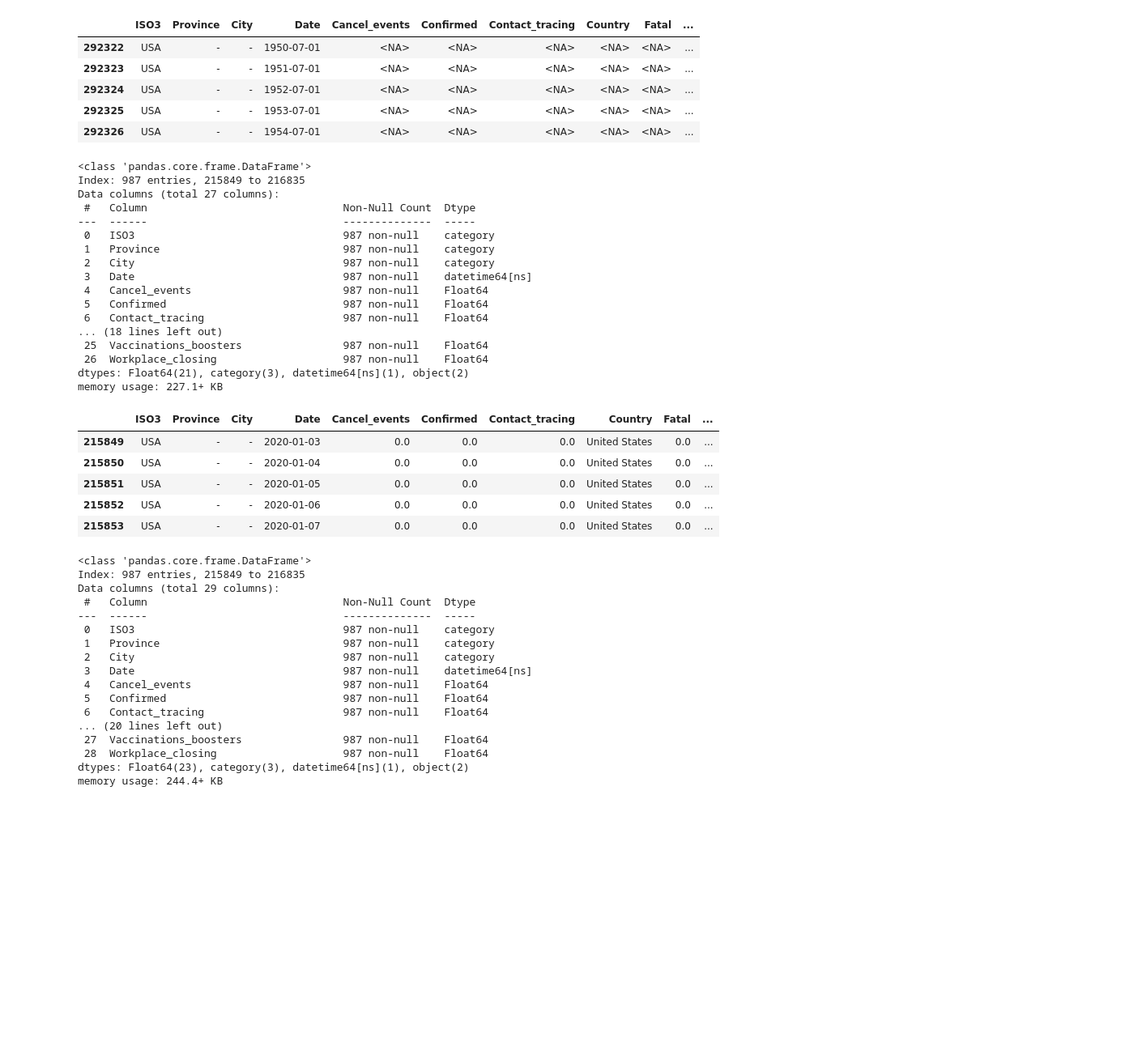
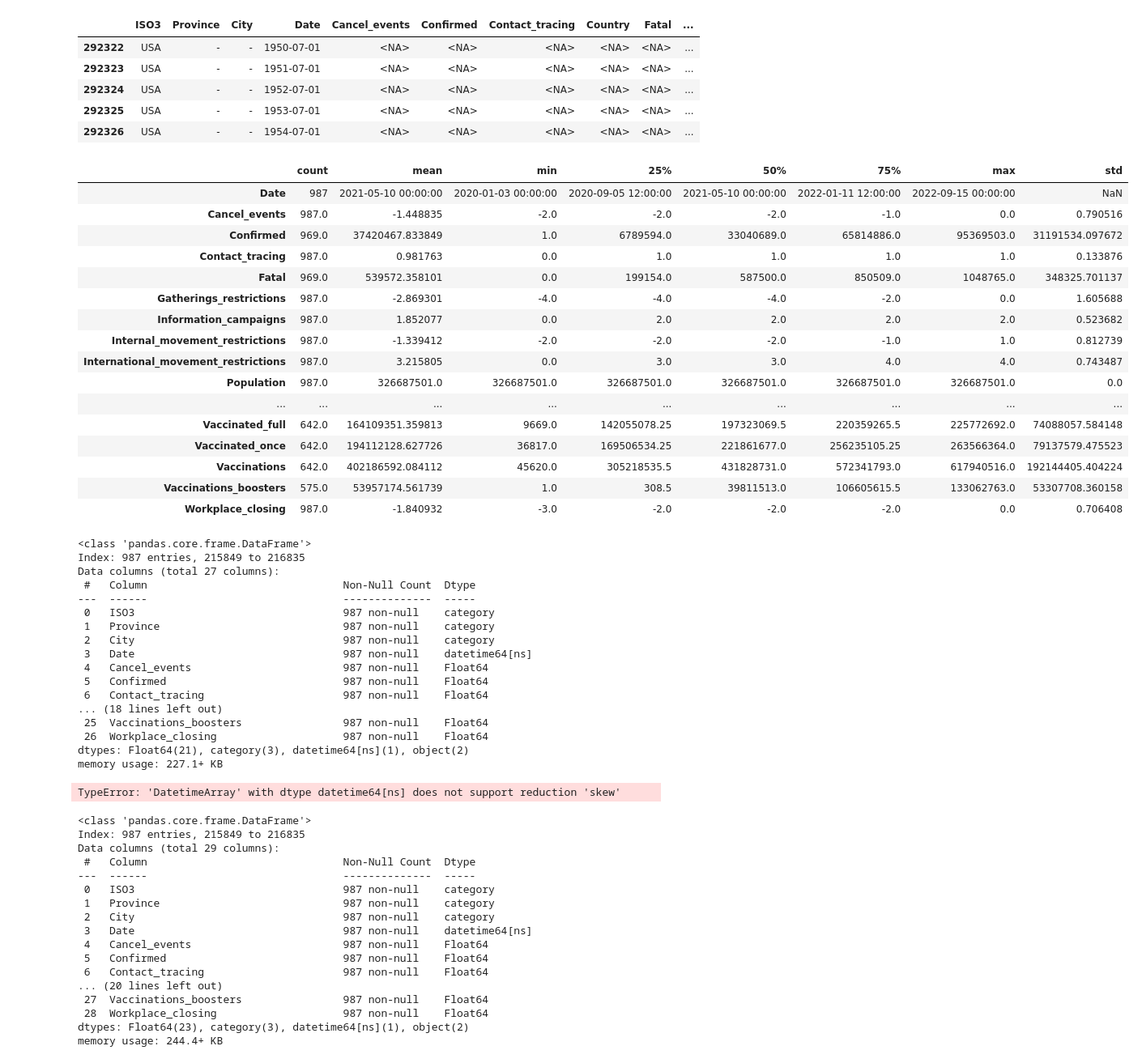
Before and after one commit to scelarek/CovidCast, a Jupyter notebook: Capstone/Main File.ipynb, the cells around one changed output. Shown at 81% size. Saved outputs shown, nothing was run; the diff lists cells and outputs as text; code cells hidden in the pictures; blank space fills up the shorter version.

```diff
--- a/Capstone/Main File.ipynb
+++ b/Capstone/Main File.ipynb
@@ -132,9 +89,29 @@ memory usage: 322.4 KB
+# %%
+eng.all().query('ISO3 == "USA"').describe().T
+# %% [output]
+|  | count | mean | min | 25% | 50% | 75% | max | std |
+| Date | 987 | 2021-05-10 00:00:00 | 2020-01-03 00:00:00 | 2020-09-05 12:00:00 | 2021-05-10 00:00:00 | 2022-01-11 12:00:00 | 2022-09-15 00:00:00 | NaN |
+| Cancel_events | 987.0 | -1.448835 | -2.0 | -2.0 | -2.0 | -1.0 | 0.0 | 0.790516 |
+| Confirmed | 969.0 | 37420467.833849 | 1.0 | 6789594.0 | 33040689.0 | 65814886.0 | 95369503.0 | 31191534.097672 |
+| Contact_tracing | 987.0 | 0.981763 | 0.0 | 1.0 | 1.0 | 1.0 | 1.0 | 0.133876 |
+| Fatal | 969.0 | 539572.358101 | 0.0 | 199154.0 | 587500.0 | 850509.0 | 1048765.0 | 348325.701137 |
+| Gatherings_restrictions | 987.0 | -2.869301 | -4.0 | -4.0 | -4.0 | -2.0 | 0.0 | 1.605688 |
+| Information_campaigns | 987.0 | 1.852077 | 0.0 | 2.0 | 2.0 | 2.0 | 2.0 | 0.523682 |
+| Internal_movement_restrictions | 987.0 | -1.339412 | -2.0 | -2.0 | -2.0 | -1.0 | 1.0 | 0.812739 |
+| International_movement_restrictions | 987.0 | 3.215805 | 0.0 | 3.0 | 3.0 | 4.0 | 4.0 | 0.743487 |
+| Population | 987.0 | 326687501.0 | 326687501.0 | 326687501.0 | 326687501.0 | 326687501.0 | 326687501.0 | 0.0 |
+| ... | ... | ... | ... | ... | ... | ... | ... | ... |
+| Vaccinated_full | 642.0 | 164109351.359813 | 9669.0 | 142055078.25 | 197323069.5 | 220359265.5 | 225772692.0 | 74088057.584148 |
+| Vaccinated_once | 642.0 | 194112128.627726 | 36817.0 | 169506534.25 | 221861677.0 | 256235105.25 | 263566364.0 | 79137579.475523 |
+| Vaccinations | 642.0 | 402186592.084112 | 45620.0 | 305218535.5 | 431828731.0 | 572341793.0 | 617940516.0 | 192144405.404224 |
+| Vaccinations_boosters | 575.0 | 53957174.561739 | 1.0 | 308.5 | 39811513.0 | 106605615.5 | 133062763.0 | 53307708.360158 |
+| Workplace_closing | 987.0 | -1.840932 | -3.0 | -2.0 | -2.0 | -2.0 | 0.0 | 0.706408 |
 # %%
 date_range = ('2020-01-01', '2022-09-15')
 eng.clean(kinds=["resample"], date_range=date_range)
 eng.clean()
 eng.all().query('ISO3 == "USA"').info()
-eng.all().query('ISO3 == "USA"').head()
+numeric_columns_assessment(eng.all().query('ISO3 == "USA"'))
 # %% [output]
 <class 'pandas.core.frame.DataFrame'>
 Index: 987 entries, 215849 to 216835
@@ -153,10 +130,5 @@ Data columns (total 27 columns):
  26  Workplace_closing                    987 non-null    Float64
 dtypes: Float64(21), category(3), datetime64[ns](1), object(2)
 memory usage: 227.1+ KB
-|  | ISO3 | Province | City | Date | Cancel_events | Confirmed | Contact_tracing | Country | Fatal | ... |
-| 215849 | USA | - | - | 2020-01-03 | 0.0 | 0.0 | 0.0 | United States | 0.0 | ... |
-| 215850 | USA | - | - | 2020-01-04 | 0.0 | 0.0 | 0.0 | United States | 0.0 | ... |
-| 215851 | USA | - | - | 2020-01-05 | 0.0 | 0.0 | 0.0 | United States | 0.0 | ... |
-| 215852 | USA | - | - | 2020-01-06 | 0.0 | 0.0 | 0.0 | United States | 0.0 | ... |
-| 215853 | USA | - | - | 2020-01-07 | 0.0 | 0.0 | 0.0 | United States | 0.0 | ... |
+TypeError: 'DatetimeArray' with dtype datetime64[ns] does not support reduction 'skew'
 # %%
```
Also changed, not shown: parts of 14 cells of this notebook, 7 other files.
